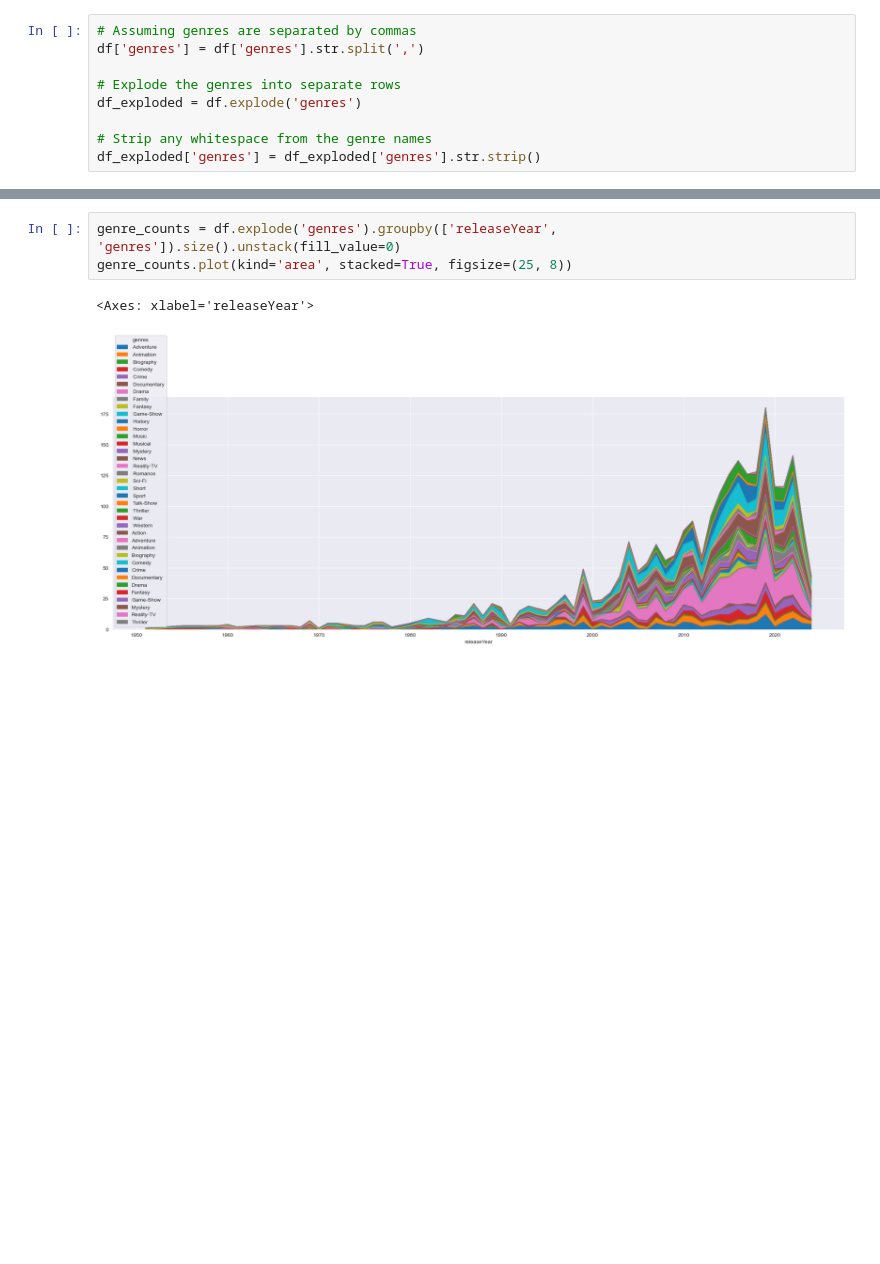
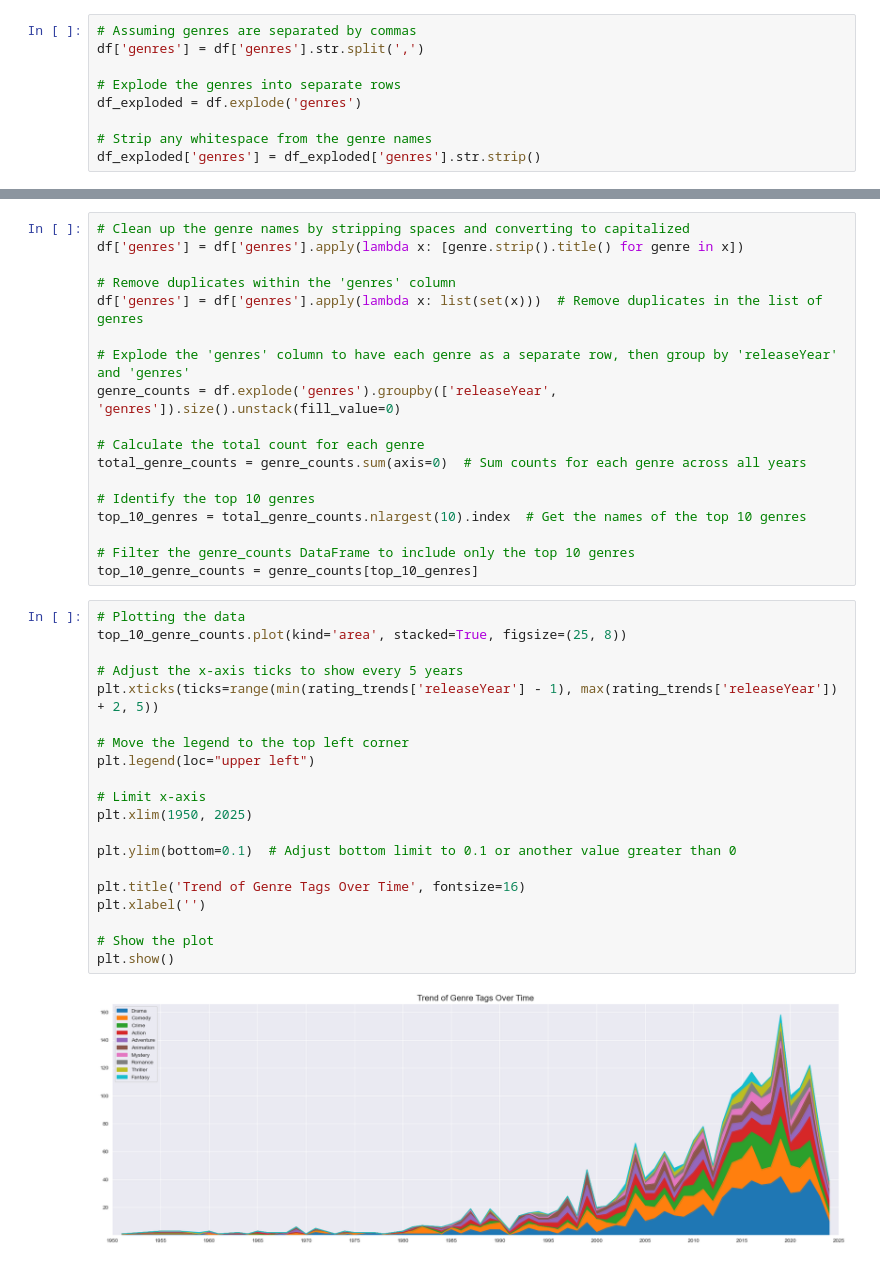
Before and after one commit to Fr33m4nNn/IMDB_Top_1000_TV, a Jupyter notebook: IMDB_Top_1000_TV_shows.ipynb, the cells around one changed output, grey strips where cells are left out. Cells and saved outputs as stored; diff of their text form; blank space fills up the shorter version.

Commit message:
new plots, updated README

```diff
--- a/IMDB_Top_1000_TV_shows.ipynb
+++ b/IMDB_Top_1000_TV_shows.ipynb
@@ -241,6 +243,40 @@ plt.show()
+# %%
+# Clean up the genre names by stripping spaces and converting to capitalized
+df['genres'] = df['genres'].apply(lambda x: [genre.strip().title() for genre in x])
+
+# Remove duplicates within the 'genres' column
+df['genres'] = df['genres'].apply(lambda x: list(set(x)))  # Remove duplicates in the list of genres
+
+# Explode the 'genres' column to have each genre as a separate row, then group by 'releaseYear' and 'genres'
+genre_counts = df.explode('genres').groupby(['releaseYear', 'genres']).size().unstack(fill_value=0)
+
+# Calculate the total count for each genre
+total_genre_counts = genre_counts.sum(axis=0)  # Sum counts for each genre across all years
+
+# Identify the top 10 genres
+top_10_genres = total_genre_counts.nlargest(10).index  # Get the names of the top 10 genres
+
+# Filter the genre_counts DataFrame to include only the top 10 genres
+top_10_genre_counts = genre_counts[top_10_genres]
 # %%
-genre_counts = df.explode('genres').groupby(['releaseYear', 'genres']).size().unstack(fill_value=0)
-genre_counts.plot(kind='area', stacked=True, figsize=(25, 8))
+# Plotting the data
+top_10_genre_counts.plot(kind='area', stacked=True, figsize=(25, 8))
+
+# Adjust the x-axis ticks to show every 5 years
+plt.xticks(ticks=range(min(rating_trends['releaseYear'] - 1), max(rating_trends['releaseYear']) + 2, 5))
+
+# Move the legend to the top left corner
+plt.legend(loc="upper left")
+
+# Limit x-axis
+plt.xlim(1950, 2025)
+
+plt.ylim(bottom=0.1)  # Adjust bottom limit to 0.1 or another value greater than 0
+
+plt.title('Trend of Genre Tags Over Time', fontsize=16)
+plt.xlabel('')
+
+# Show the plot
+plt.show()
 # %% [output]
-<Axes: xlabel='releaseYear'>
-[figure, old version]
+[figure, new version]
```
Also changed, not shown: parts of 6 cells of this notebook, 1 other file.
